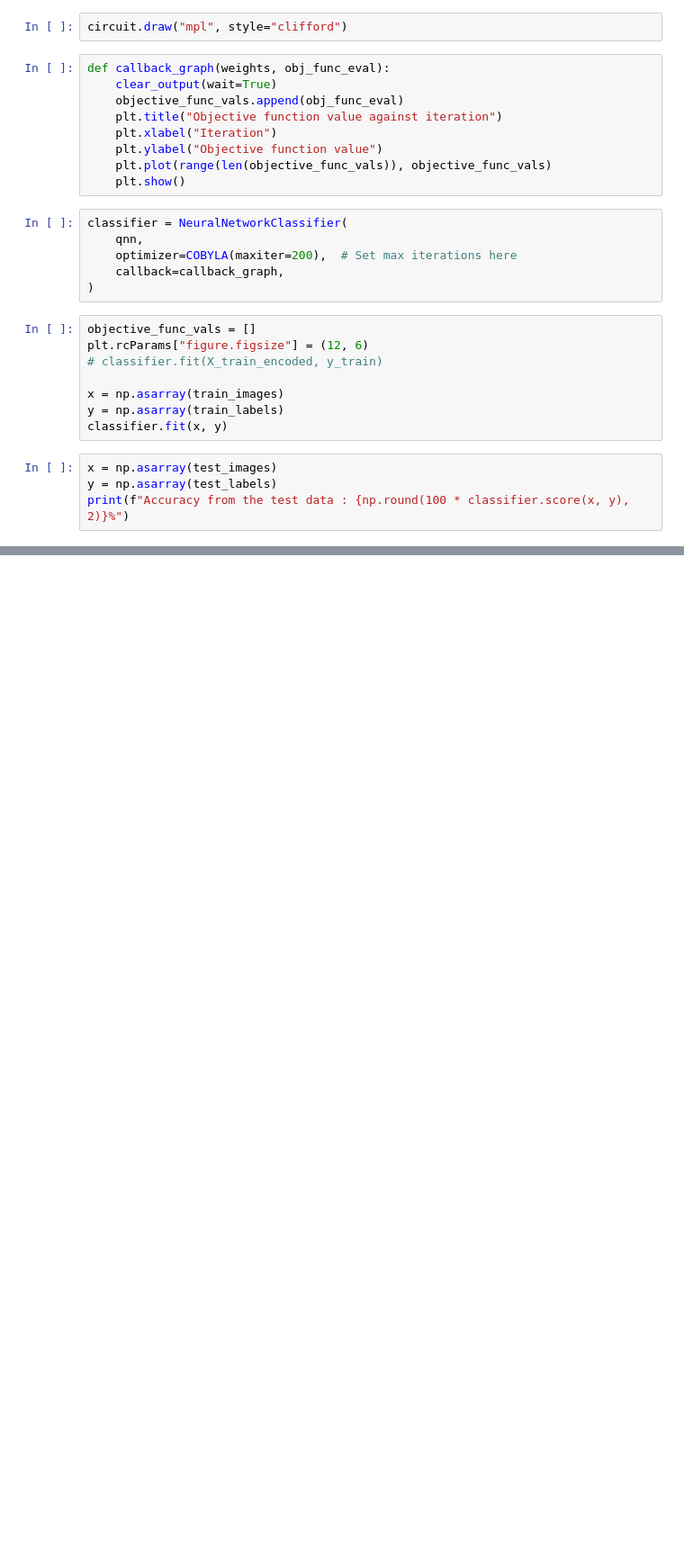
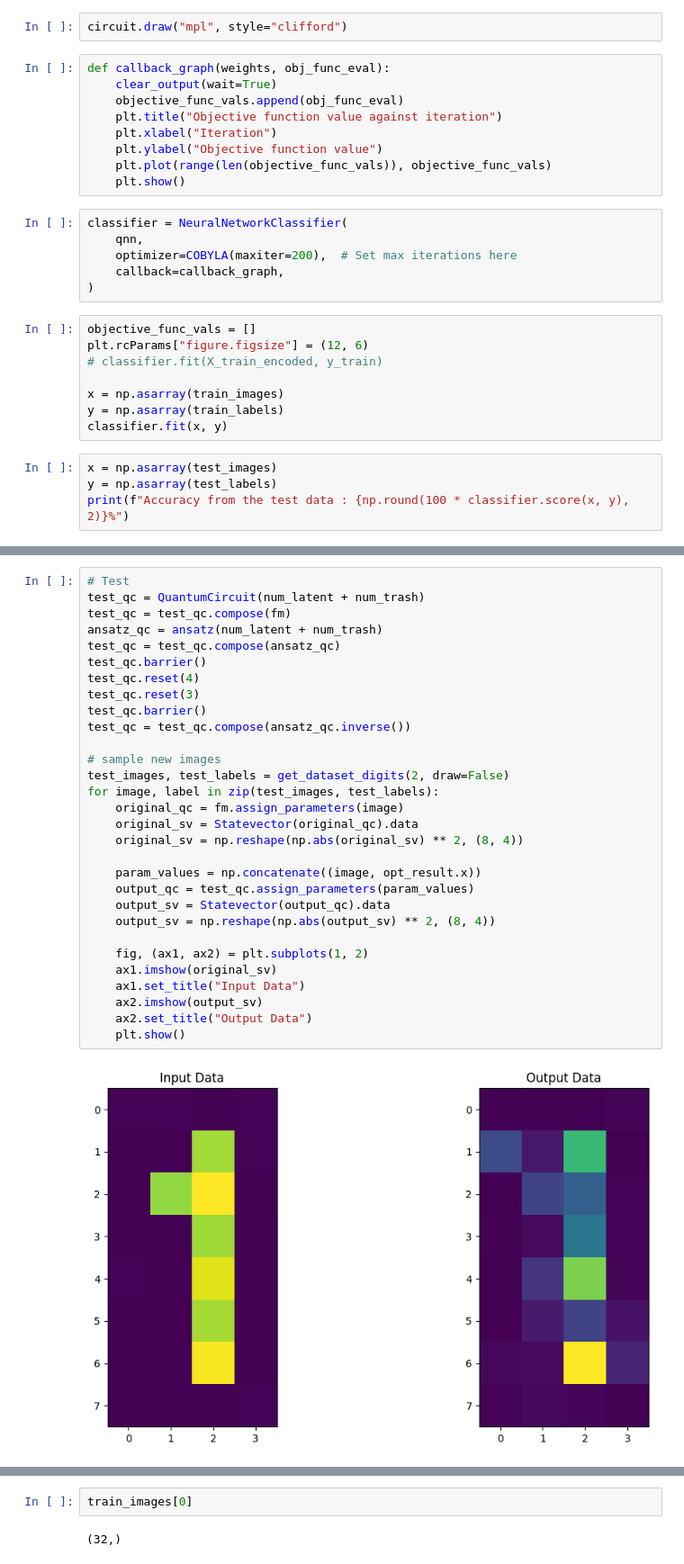
Before and after one commit to GivyBoy/quantum-ml, a Jupyter notebook: intro_quantum_ml.ipynb, the cells around one changed output, grey strips where cells are left out. Shown: that part at 90% size. Drawn from its saved outputs; the diff is of its cells as text; blank space fills up the shorter version.

```diff
--- a/intro_quantum_ml.ipynb
+++ b/intro_quantum_ml.ipynb
@@ -426,0 +719,32 @@ print(f"Accuracy from the test data : {np.round(100 * classifier.score(x, y), 2)
+# %%
+# Test
+test_qc = QuantumCircuit(num_latent + num_trash)
+test_qc = test_qc.compose(fm)
+ansatz_qc = ansatz(num_latent + num_trash)
+test_qc = test_qc.compose(ansatz_qc)
+test_qc.barrier()
+test_qc.reset(4)
+test_qc.reset(3)
+test_qc.barrier()
+test_qc = test_qc.compose(ansatz_qc.inverse())
+
+# sample new images
+test_images, test_labels = get_dataset_digits(2, draw=False)
+for image, label in zip(test_images, test_labels):
+    original_qc = fm.assign_parameters(image)
+    original_sv = Statevector(original_qc).data
+    original_sv = np.reshape(np.abs(original_sv) ** 2, (8, 4))
+
+    param_values = np.concatenate((image, opt_result.x))
+    output_qc = test_qc.assign_parameters(param_values)
+    output_sv = Statevector(output_qc).data
+    output_sv = np.reshape(np.abs(output_sv) ** 2, (8, 4))
+
+    fig, (ax1, ax2) = plt.subplots(1, 2)
+    ax1.imshow(original_sv)
+    ax1.set_title("Input Data")
+    ax2.imshow(output_sv)
+    ax2.set_title("Output Data")
+    plt.show()
+# %% [output]
+[figure, added]
@@ -426,0 +752,4 @@ print(f"Accuracy from the test data : {np.round(100 * classifier.score(x, y), 2)
+# %%
+train_images[0]
+# %% [output]
+(32,)
```
Also changed, not shown: parts of 31 cells of this notebook.
